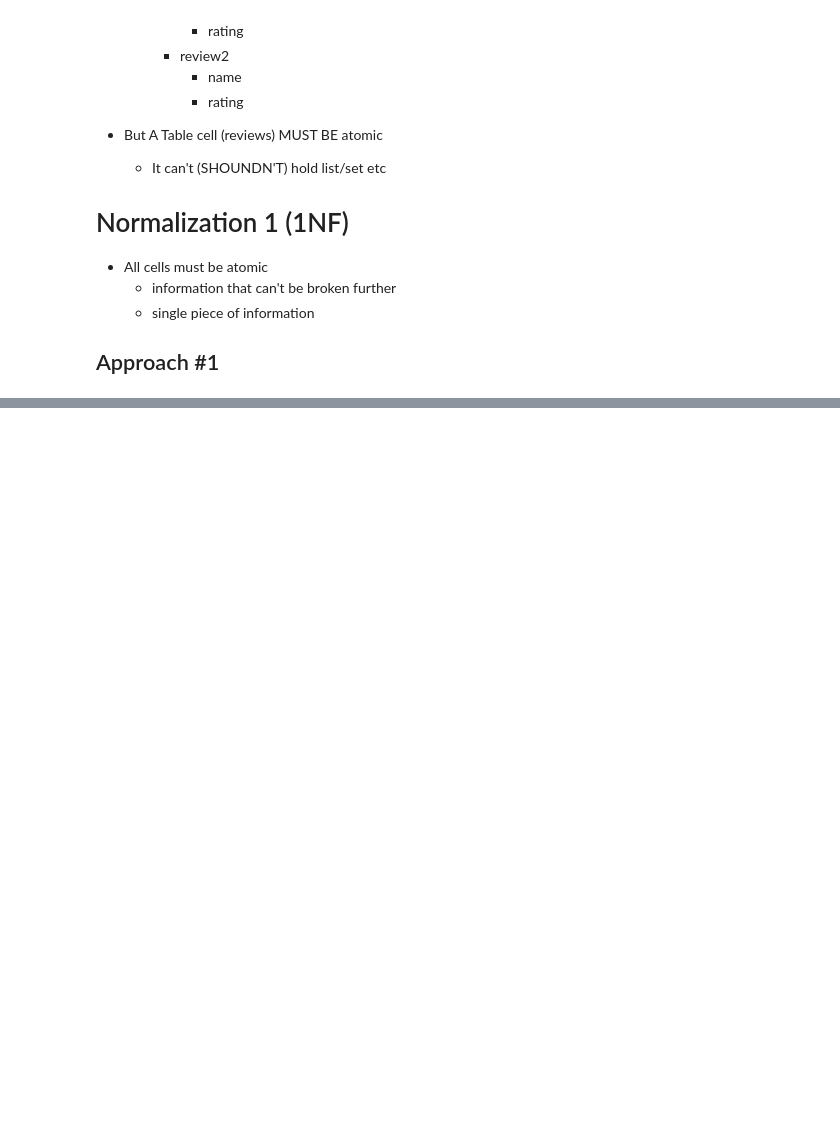
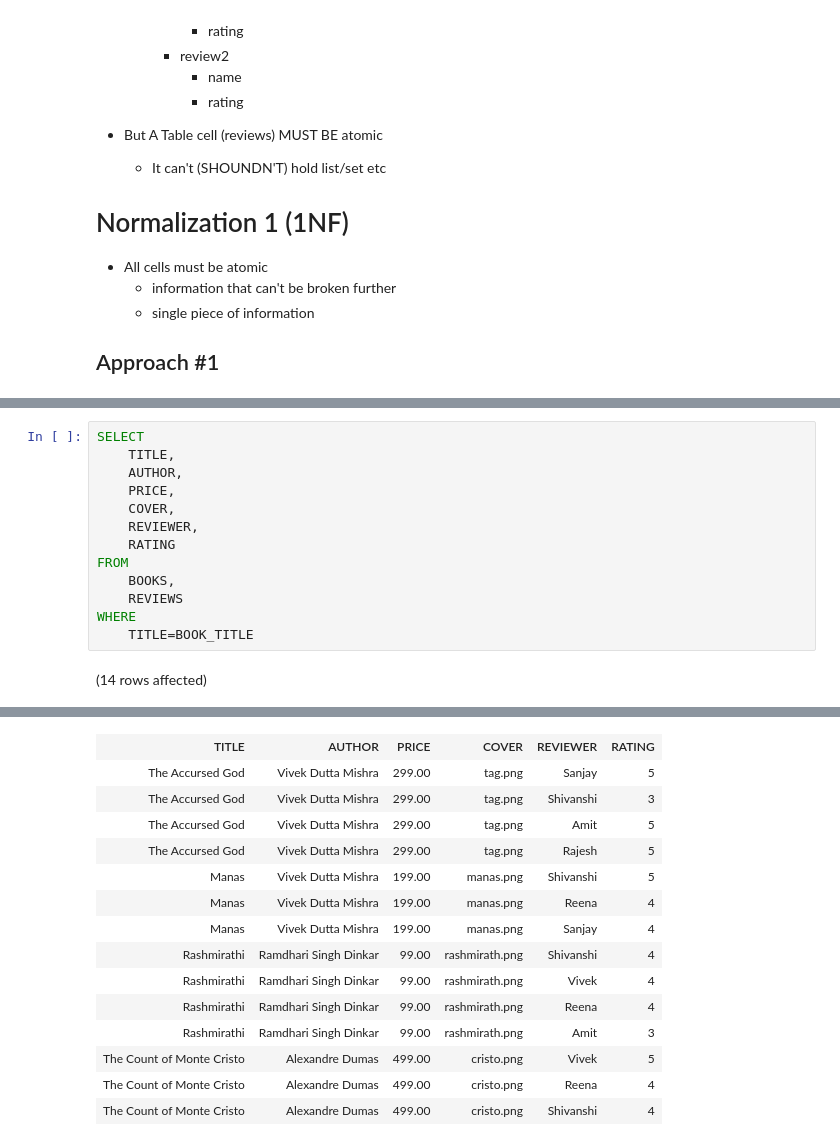
Before and after one commit to vivekduttamishra/202407-g7cr-sqlserver, a Jupyter notebook: books_reviews.ipynb, the cells around one changed output, grey strips where cells are left out. Cells and saved outputs as stored; diff of their text form; blank space fills up the shorter version.

```diff
--- a/books_reviews.ipynb
+++ b/books_reviews.ipynb
@@ -64,0 +374,15 @@ INSERT
+# %%
+SELECT
+    TITLE,
+    AUTHOR,
+    PRICE,
+    COVER,
+    REVIEWER,
+    RATING
+FROM
+    BOOKS,
+    REVIEWS
+WHERE
+    TITLE=BOOK_TITLE
+# %% [output]
+(14 rows affected)
@@ -64,0 +390,15 @@ INSERT
+| TITLE | AUTHOR | PRICE | COVER | REVIEWER | RATING |
+| The Accursed God | Vivek Dutta Mishra | 299.00 | tag.png | Sanjay | 5 |
+| The Accursed God | Vivek Dutta Mishra | 299.00 | tag.png | Shivanshi | 3 |
+| The Accursed God | Vivek Dutta Mishra | 299.00 | tag.png | Amit | 5 |
+| The Accursed God | Vivek Dutta Mishra | 299.00 | tag.png | Rajesh | 5 |
+| Manas | Vivek Dutta Mishra | 199.00 | manas.png | Shivanshi | 5 |
+| Manas | Vivek Dutta Mishra | 199.00 | manas.png | Reena | 4 |
+| Manas | Vivek Dutta Mishra | 199.00 | manas.png | Sanjay | 4 |
+| Rashmirathi | Ramdhari Singh Dinkar | 99.00 | rashmirath.png | Shivanshi | 4 |
+| Rashmirathi | Ramdhari Singh Dinkar | 99.00 | rashmirath.png | Vivek | 4 |
+| Rashmirathi | Ramdhari Singh Dinkar | 99.00 | rashmirath.png | Reena | 4 |
+| Rashmirathi | Ramdhari Singh Dinkar | 99.00 | rashmirath.png | Amit | 3 |
+| The Count of Monte Cristo | Alexandre Dumas | 499.00 | cristo.png | Vivek | 5 |
+| The Count of Monte Cristo | Alexandre Dumas | 499.00 | cristo.png | Reena | 4 |
+| The Count of Monte Cristo | Alexandre Dumas | 499.00 | cristo.png | Shivanshi | 4 |
```
Also changed, not shown: parts of 44 cells of this notebook, 1 other file.
